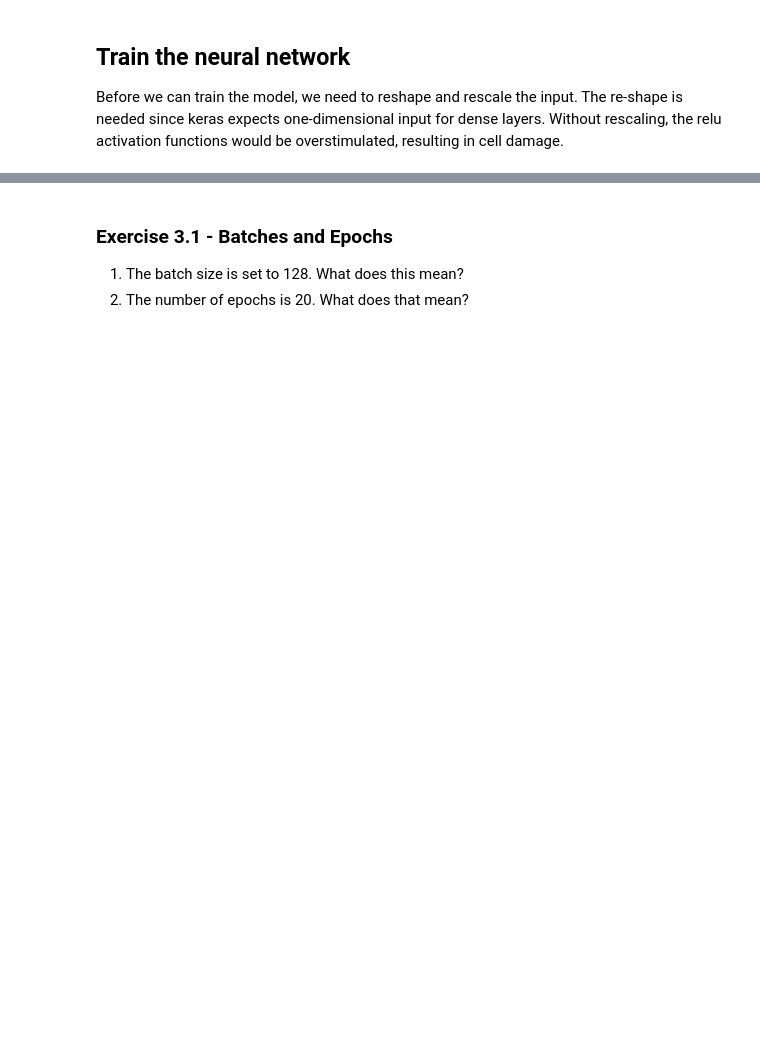
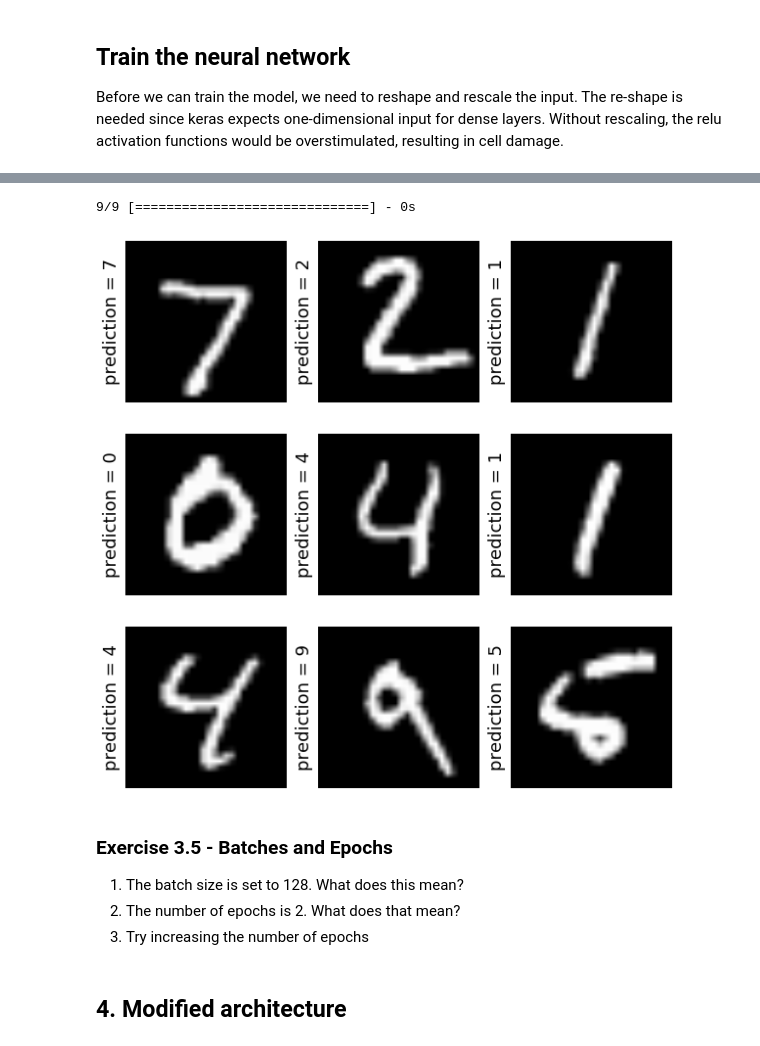
Before and after one commit to sjoerddehaan/keras-tutorials, a Jupyter notebook: mnist with keras.ipynb, the cells around one changed output, grey strips where cells are left out. Cells and saved outputs as stored; diff of their text form; code cells hidden in the pictures; blank space fills up the shorter version.

```diff
--- a/mnist with keras.ipynb
+++ b/mnist with keras.ipynb
@@ -113,6 +121,10 @@ Before we can train the model, we need to reshape and rescale the input. The re-
+# %%
+def flatten(X):
+    dim = X.shape
+    return X.reshape(dim[0], dim[1]*dim[2])
 # %%
-Y_train = np_utils.to_categorical(y_train, nb_classes)
-Y_test = np_utils.to_categorical(y_test, nb_classes)
+Y_train = np_utils.to_categorical(y_train, 10)
+Y_test = np_utils.to_categorical(y_test, 10)
 
 X_train = flatten(x_train) / 255
 X_test = flatten(x_test) / 255
@@ -122,4 +131,7 @@ nb_epoch = 20
 # %%
+batch_size = 128
+nb_epoch = 2
+
 model.compile(loss='categorical_crossentropy',
               optimizer=RMSprop(),
               metrics=['accuracy'])
@@ -149,4 +171,20 @@ Epoch 20/20
+# %%
+res = model.predict_classes(X_test[:9])
+plt.figure(figsize=(10, 10))
+
+for i in range(9):
+    plt.subplot(3, 3, i+1)
+    plt.imshow(x_test[i], cmap='gray')
+    plt.gca().get_xaxis().set_ticks([])
+    plt.gca().get_yaxis().set_ticks([])
+    plt.ylabel("prediction = %d" % res[i], fontsize=18)
+# %% [output]
+9/9 [==============================] - 0s
+[figure, added]
 # %% [markdown]
-### Exercise 3.1 - Batches and Epochs
+### Exercise 3.5 - Batches and Epochs
 1. The batch size is set to 128. What does this mean?
-2. The number of epochs is 20. What does that mean?
+2. The number of epochs is 2. What does that mean?
+4. Try increasing the number of epochs
+# %% [markdown]
+## 4. Modified architecture
```
Also changed, not shown: parts of 22 cells of this notebook, 1 other file.
